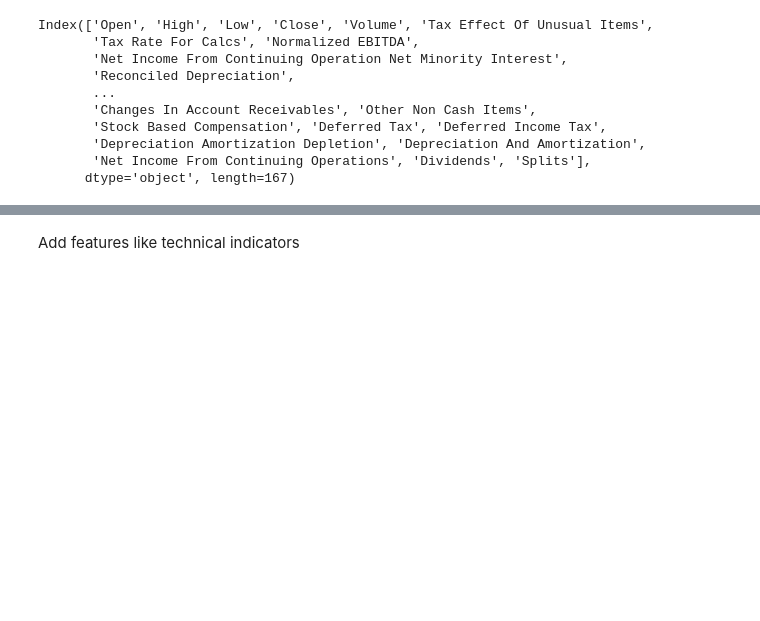
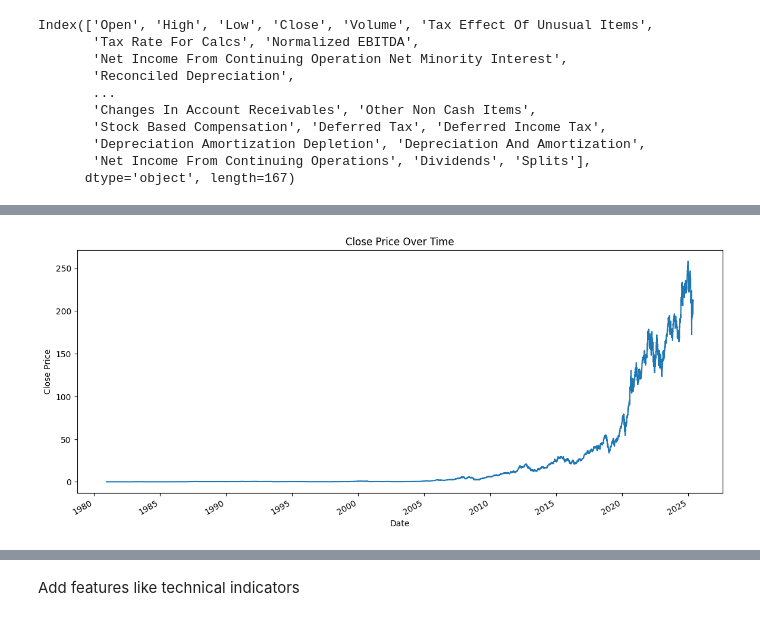
Before and after one commit to DawidK4/BSEPrediction, a Jupyter notebook: StockPricePrediction.ipynb, the cells around one changed output, grey strips where cells are left out. Cells and saved outputs as stored; diff of their text form; code cells hidden in the pictures; blank space fills up the shorter version.

```diff
--- a/StockPricePrediction.ipynb
+++ b/StockPricePrediction.ipynb
@@ -173,0 +250,9 @@ Index(['Open', 'High', 'Low', 'Close', 'Volume', 'Tax Effect Of Unusual Items',
+# %%
+plt.figure(figsize=(14, 6))
+combined_df['Close'].plot()
+plt.title('Close Price Over Time')
+plt.xlabel('Date')
+plt.ylabel('Close Price')
+plt.show()
+# %% [output]
+[figure, added]
```
Also changed, not shown: parts of 16 cells of this notebook, 1 other file.
